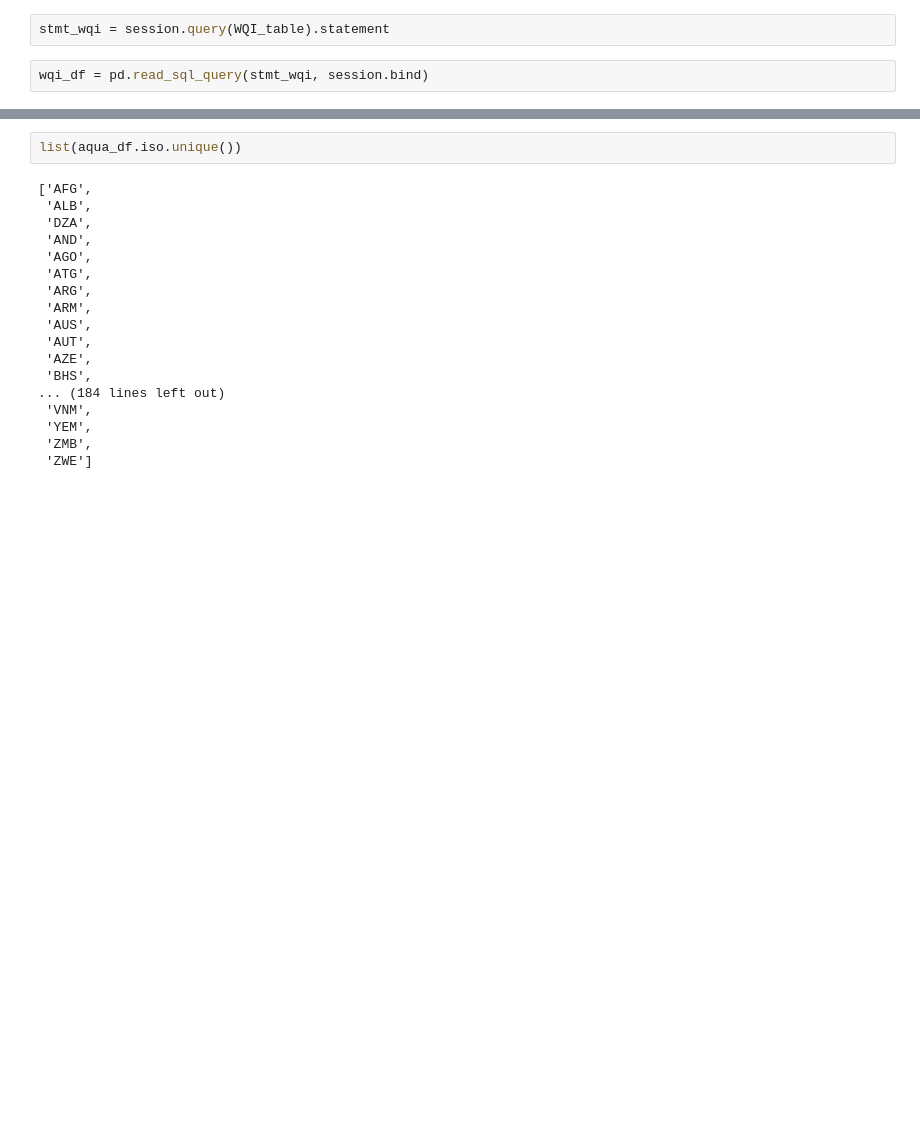
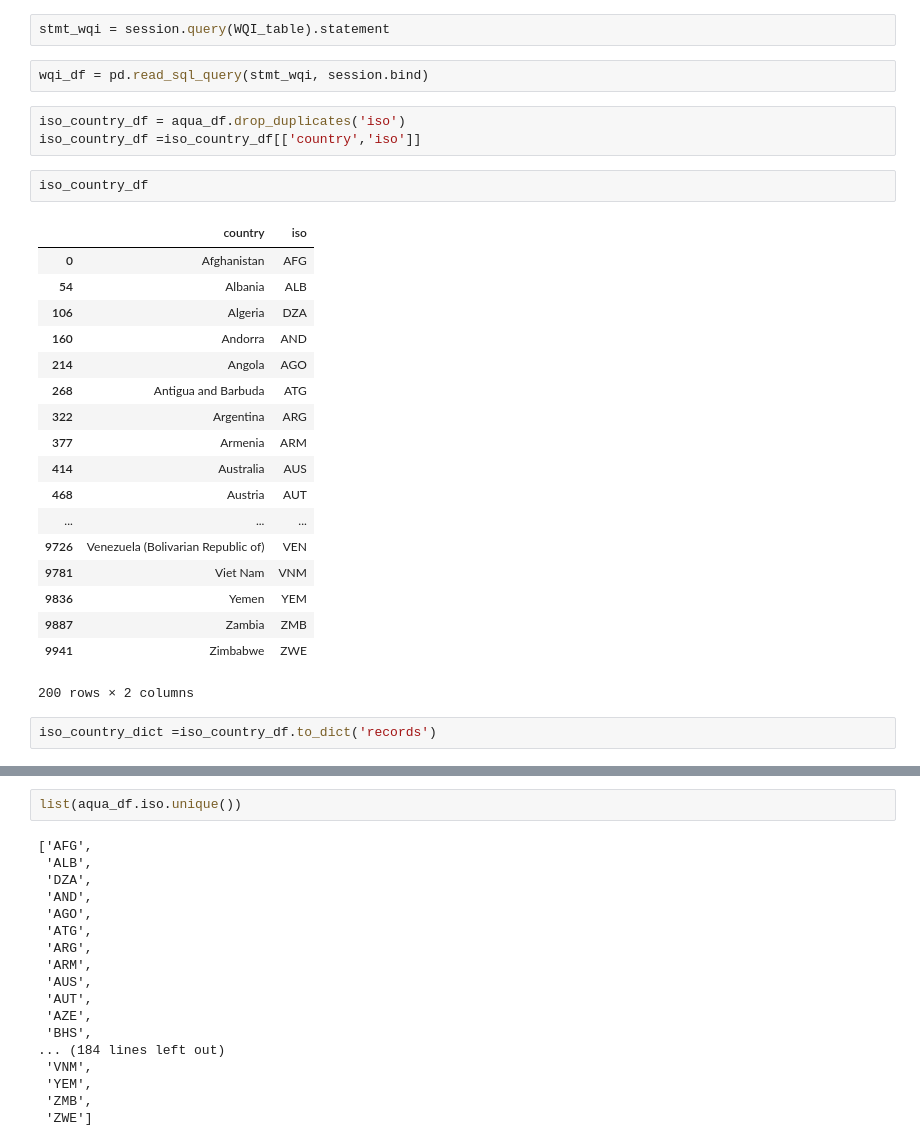
Before and after one commit to Modosaki/Project2-WaterWorld, a Jupyter notebook: tao-branch/testing_db.ipynb, the cells around one changed output, grey strips where cells are left out. Drawn from its saved outputs; the diff is of its cells as text; blank space fills up the shorter version.

```diff
--- a/tao-branch/testing_db.ipynb
+++ b/tao-branch/testing_db.ipynb
@@ -82,3 +67,29 @@ aqua_df = pd.read_sql_query(stmt, session.bind)
 stmt_wqi = session.query(WQI_table).statement
 # %%
 wqi_df = pd.read_sql_query(stmt_wqi, session.bind)
+# %%
+iso_country_df = aqua_df.drop_duplicates('iso')
+iso_country_df =iso_country_df[['country','iso']]
+# %%
+iso_country_df
+# %% [output]
+|  | country | iso |
+| 0 | Afghanistan | AFG |
+| 54 | Albania | ALB |
+| 106 | Algeria | DZA |
+| 160 | Andorra | AND |
+| 214 | Angola | AGO |
+| 268 | Antigua and Barbuda | ATG |
+| 322 | Argentina | ARG |
+| 377 | Armenia | ARM |
+| 414 | Australia | AUS |
+| 468 | Austria | AUT |
+| ... | ... | ... |
+| 9726 | Venezuela (Bolivarian Republic of) | VEN |
+| 9781 | Viet Nam | VNM |
+| 9836 | Yemen | YEM |
+| 9887 | Zambia | ZMB |
+| 9941 | Zimbabwe | ZWE |
+200 rows × 2 columns
+# %%
+iso_country_dict =iso_country_df.to_dict('records')
```
Also changed, not shown: parts of 7 cells of this notebook, 3 other files.
